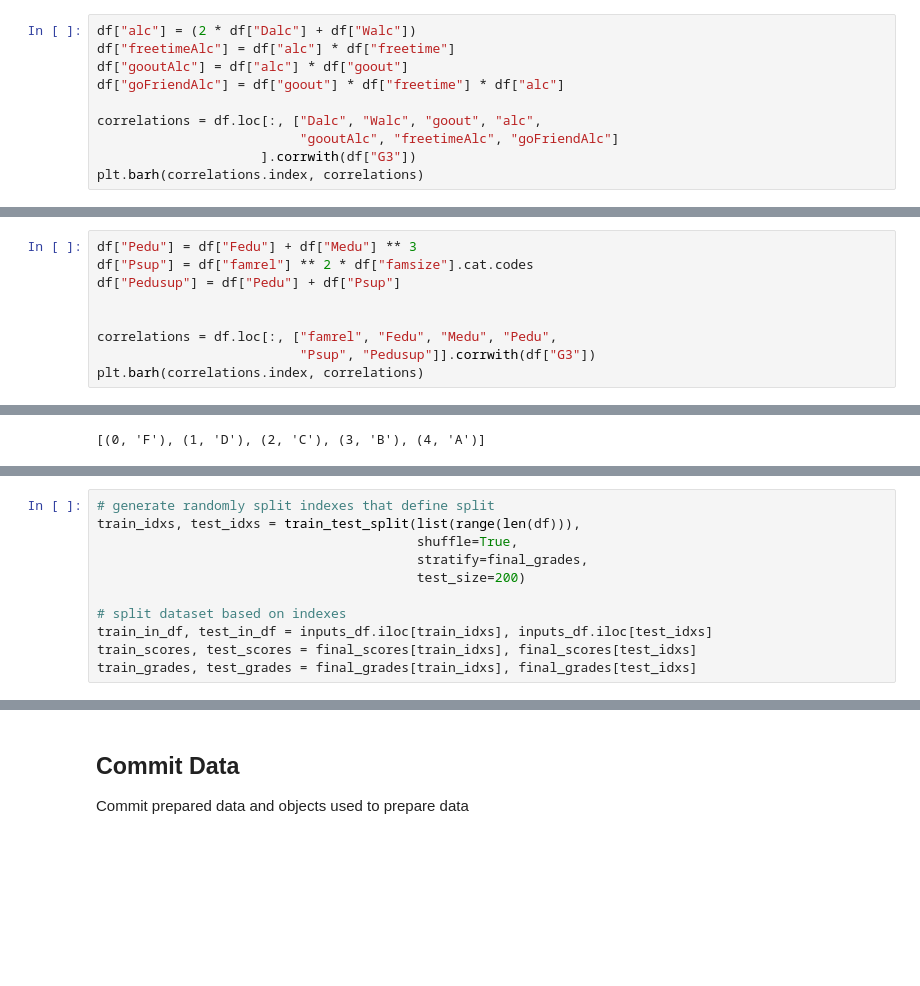
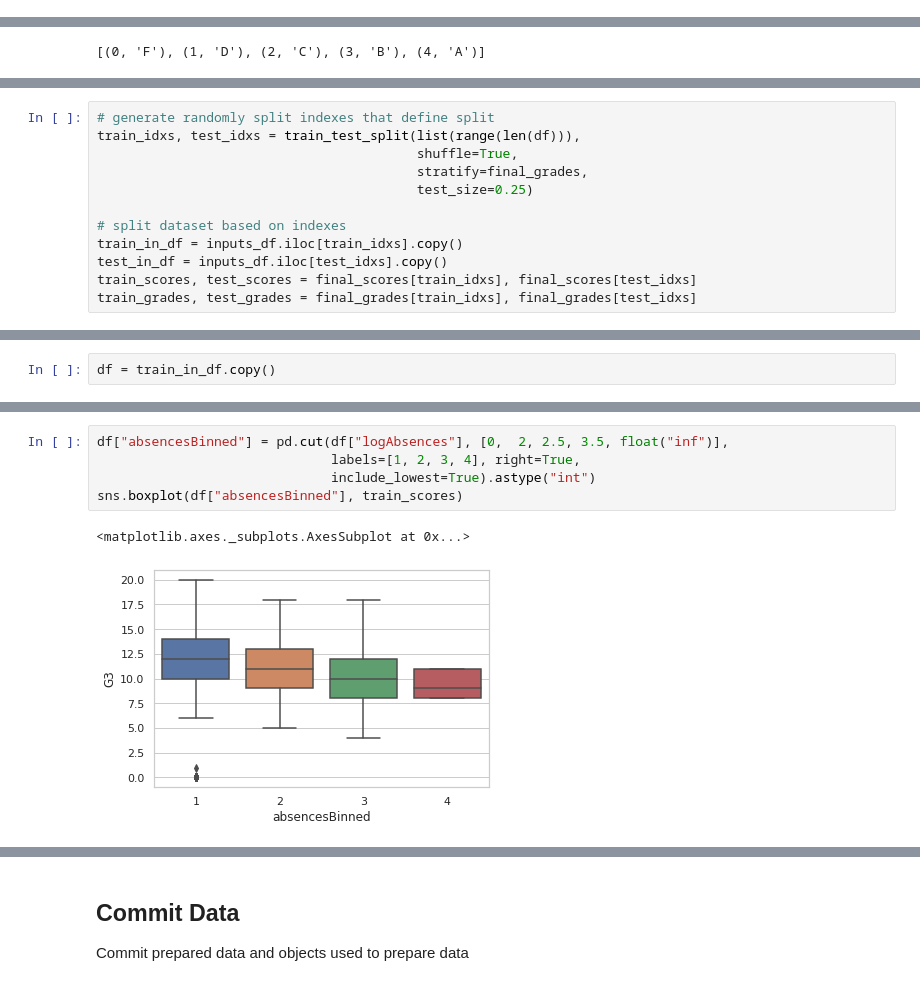
Before and after one commit to mrzzy/np-pa-assign, a Jupyter notebook: dataprep.ipynb, the cells around one changed output, grey strips where cells are left out. Saved outputs shown, nothing was run; the diff lists cells and outputs as text; blank space fills up the shorter version.

```diff
--- a/dataprep.ipynb
+++ b/dataprep.ipynb
@@ -114,10 +65,0 @@ Engineer new features by combining existing features
-# %%
-df["alc"] = (2 * df["Dalc"] + df["Walc"])
-df["freetimeAlc"] = df["alc"] * df["freetime"]
-df["gooutAlc"] = df["alc"] * df["goout"]
-df["goFriendAlc"] = df["goout"] * df["freetime"] * df["alc"]
-
-correlations = df.loc[:, ["Dalc", "Walc", "goout", "alc",
-                          "gooutAlc", "freetimeAlc", "goFriendAlc"]
-                     ].corrwith(df["G3"])
-plt.barh(correlations.index, correlations)
@@ -142,9 +65,0 @@ plt.barh(correlations.index, correlations)
-# %%
-df["Pedu"] = df["Fedu"] + df["Medu"] ** 3
-df["Psup"] = df["famrel"] ** 2 * df["famsize"].cat.codes
-df["Pedusup"] = df["Pedu"] + df["Psup"]
-
-
-correlations = df.loc[:, ["famrel", "Fedu", "Medu", "Pedu",
-                          "Psup", "Pedusup"]].corrwith(df["G3"])
-plt.barh(correlations.index, correlations)
@@ -184,9 +93,10 @@ Set aside hold out test set for later cross validation
 train_idxs, test_idxs = train_test_split(list(range(len(df))),
                                          shuffle=True,
                                          stratify=final_grades,
-                                         test_size=200)
+                                         test_size=0.25)
 
 # split dataset based on indexes
-train_in_df, test_in_df = inputs_df.iloc[train_idxs], inputs_df.iloc[test_idxs]
+train_in_df = inputs_df.iloc[train_idxs].copy()
+test_in_df = inputs_df.iloc[test_idxs].copy()
 train_scores, test_scores = final_scores[train_idxs], final_scores[test_idxs]
 train_grades, test_grades = final_grades[train_idxs], final_grades[test_idxs]
@@ -192,0 +106,2 @@ train_grades, test_grades = final_grades[train_idxs], final_grades[test_idxs]
+# %%
+df = train_in_df.copy()
@@ -192,0 +126,8 @@ train_grades, test_grades = final_grades[train_idxs], final_grades[test_idxs]
+# %%
+df["absencesBinned"] = pd.cut(df["logAbsences"], [0,  2, 2.5, 3.5, float("inf")],
+                              labels=[1, 2, 3, 4], right=True,
+                              include_lowest=True).astype("int")
+sns.boxplot(df["absencesBinned"], train_scores)
+# %% [output]
+<matplotlib.axes._subplots.AxesSubplot at 0x...>
+[figure, added]
```
Also changed, not shown: parts of 48 cells of this notebook, 3 other files.
